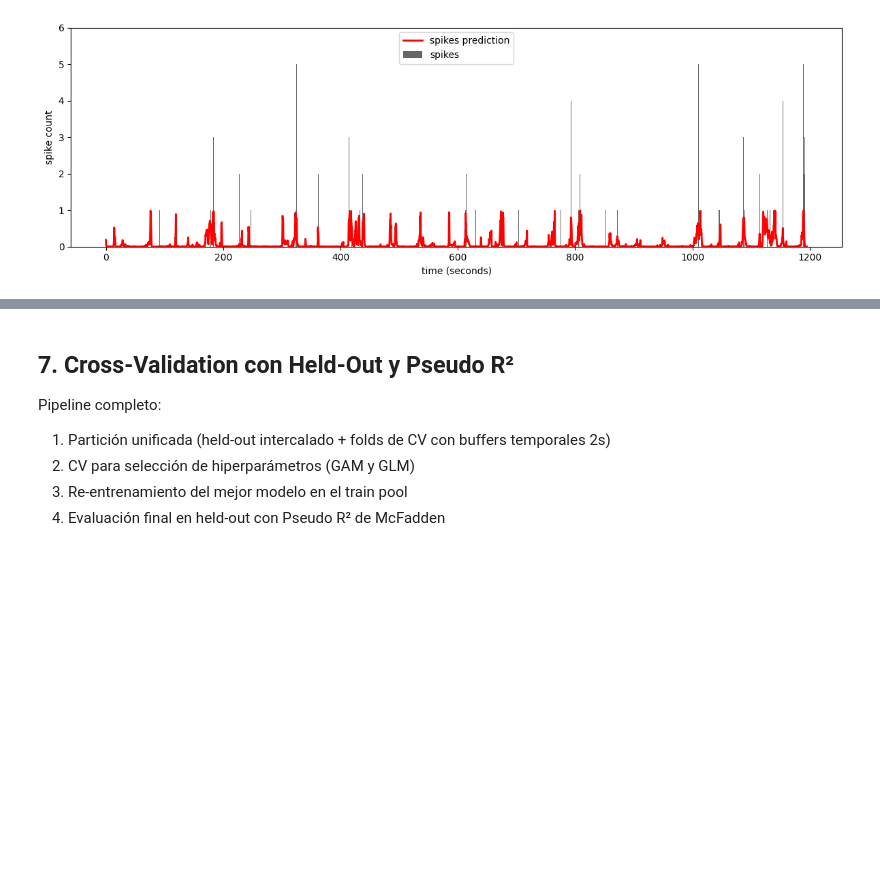
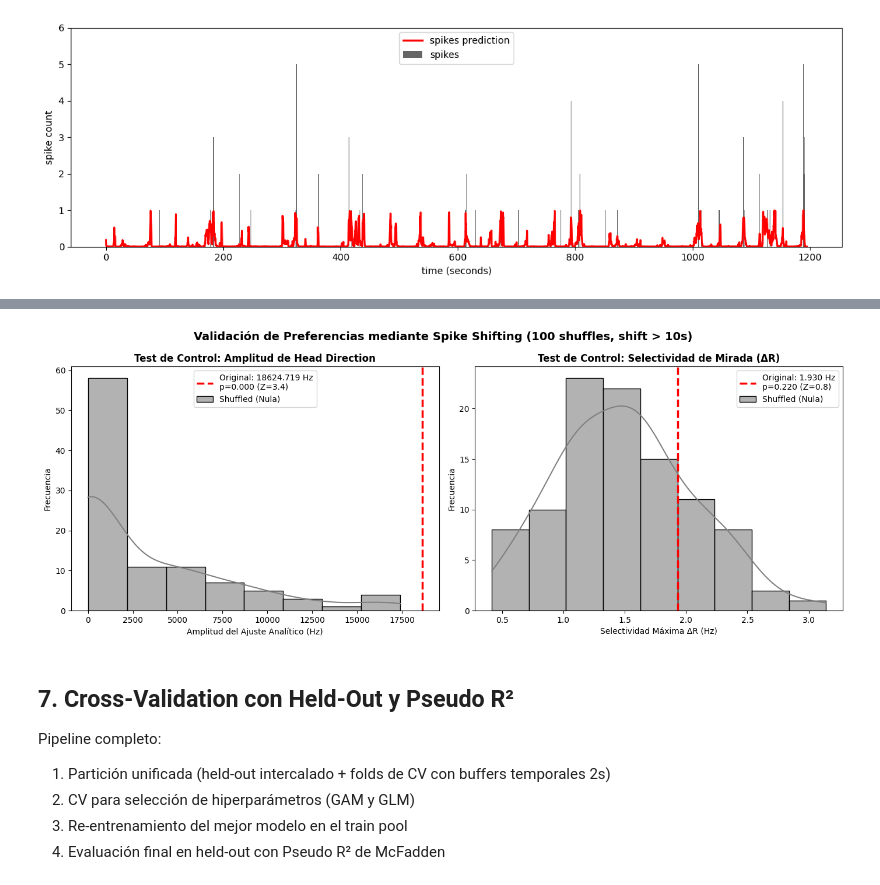
Before and after one commit to tomasroko1/Octodon-Degus, a Jupyter notebook: playground.ipynb, the cells around one changed output, grey strips where cells are left out. Saved outputs shown, nothing was run; the diff lists cells and outputs as text; code cells hidden in the pictures; blank space fills up the shorter version.

```diff
--- a/playground.ipynb
+++ b/playground.ipynb
@@ -250,0 +273,64 @@ plt.show()
+# %%
+from scripts.utils.angulo_preferido import evaluar_confianza_angulo_preferido
+import seaborn as sns
+import matplotlib.pyplot as plt
+
+# ==========================================
+# 1. EVALUAR CONFIANZA DE HEAD DIRECTION (HD)
+# ==========================================
+print("Ejecutando test de control para Head Direction (100 desplazamientos)")
+confianza_hd = evaluar_confianza_angulo_preferido(
+    ang_bins_deg, conteo_spikes, tiempos_bin=bin_size, tolerancia_deg=30, n_shifts=100, min_shift_sec=10.0
+)
+
+print("\n=== RESULTADOS CONFIANZA HEAD DIRECTION ===")
+print(f"Amplitud Original: {confianza_hd['original_amplitude']:.4f} Hz")
+print(f"Media Distribución Nula: {confianza_hd['mean_shuffled_amplitude']:.4f} Hz ± {confianza_hd['std_shuffled_amplitude']:.4f} Hz")
+print(f"Z-Score: {confianza_hd['z_score']:.2f}")
+print(f"P-Valor: {confianza_hd['p_value']:.4f}")
+print(f"¿Es significativo?: {'SÍ (p < 0.05)' if confianza_hd['confianza_significativa'] else 'NO (p >= 0.05)'}")
+
+# ==========================================
+# 2. EVALUAR CONFIANZA DE MIRADA (VIEWPOINT)
+# ==========================================
+print("\nEjecutando test de control para Viewpoint de Mirada (100 desplazamientos)")
+confianza_gaze = evaluar_confianza_punto_preferido(
+    x_bins, y_bins, ang_bins_rad, spikes_gaze, tiempos_bin=bin_size,
+    grid_res=25, tolerancia_deg=30, n_shifts=100, min_shift_sec=10.0
+)
+
+print("\n=== RESULTADOS CONFIANZA VIEWPOINT (MIRADA) ===")
+print(f"Coordenada Preferida: {confianza_gaze['original_coord']}")
+print(f"Selectividad ΔR Original: {confianza_gaze['original_delta_R']:.4f} Hz")
+print(f"Media Distribución Nula: {confianza_gaze['mean_shuffled_delta_R']:.4f} Hz ± {confianza_gaze['std_shuffled_delta_R']:.4f} Hz")
+print(f"Z-Score: {confianza_gaze['z_score']:.2f}")
+print(f"P-Valor: {confianza_gaze['p_value']:.4f}")
+print(f"¿Es significativo?: {'SÍ (p < 0.05)' if confianza_gaze['confianza_significativa'] else 'NO (p >= 0.05)'}")
+
+# ==========================================
+# 3. VISUALIZACIÓN DE AMBAS DISTRIBUCIONES NULAS
+# ==========================================
+fig, (ax1, ax2) = plt.subplots(1, 2, figsize=(14, 5.5))
+
+# Panel izquierda: HD Amplitudes
+sns.histplot(confianza_hd['shuffled_amplitudes'], ax=ax1, color='gray', alpha=0.6, kde=True, label='Shuffled (Nula)')
+ax1.axvline(confianza_hd['original_amplitude'], color='red', linestyle='--', linewidth=2.5,
+            label=f'Original: {confianza_hd["original_amplitude"]:.3f} Hz\np={confianza_hd["p_value"]:.3f} (Z={confianza_hd["z_score"]:.1f})')
+ax1.set_title('Test de Control: Amplitud de Head Direction', fontweight='bold')
+ax1.set_xlabel('Amplitud del Ajuste Analítico (Hz)')
+ax1.set_ylabel('Frecuencia')
+ax1.legend()
+
+# Panel derecha: Viewpoint Delta R
+sns.histplot(confianza_gaze['shuffled_delta_Rs'], ax=ax2, color='gray', alpha=0.6, kde=True, label='Shuffled (Nula)')
+ax2.axvline(confianza_gaze['original_delta_R'], color='red', linestyle='--', linewidth=2.5,
+            label=f'Original: {confianza_gaze["original_delta_R"]:.3f} Hz\np={confianza_gaze["p_value"]:.3f} (Z={confianza_gaze["z_score"]:.1f})')
+ax2.set_title('Test de Control: Selectividad de Mirada (ΔR)', fontweight='bold')
+ax2.set_xlabel('Selectividad Máxima ΔR (Hz)')
+ax2.set_ylabel('Frecuencia')
+ax2.legend()
+
+plt.suptitle(f'Validación de Preferencias mediante Spike Shifting (100 shuffles, shift > 10s)', fontsize=14, fontweight='bold', y=0.98)
+plt.tight_layout()
+plt.show()
+# %% [output]
@@ -251,3 +355,4 @@ plt.show()
+[figure, added]
 # %% [markdown]
 ## 7. Cross-Validation con Held-Out y Pseudo R²
 Pipeline completo:
```
Also changed, not shown: parts of 11 cells of this notebook, 5 other files.
